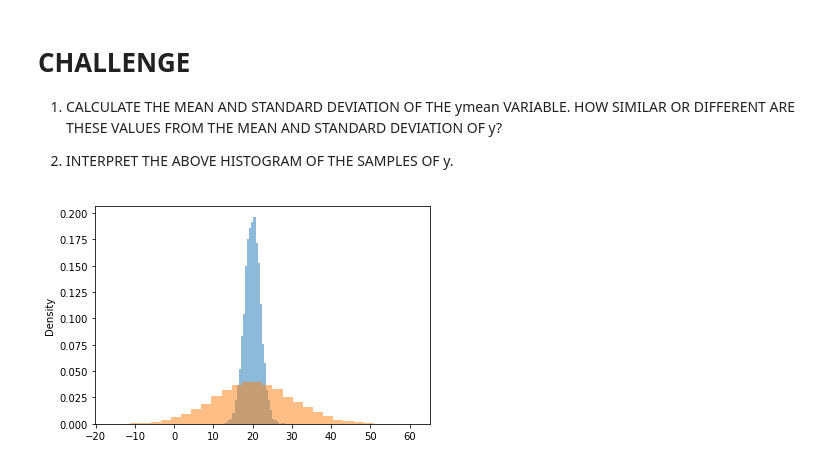
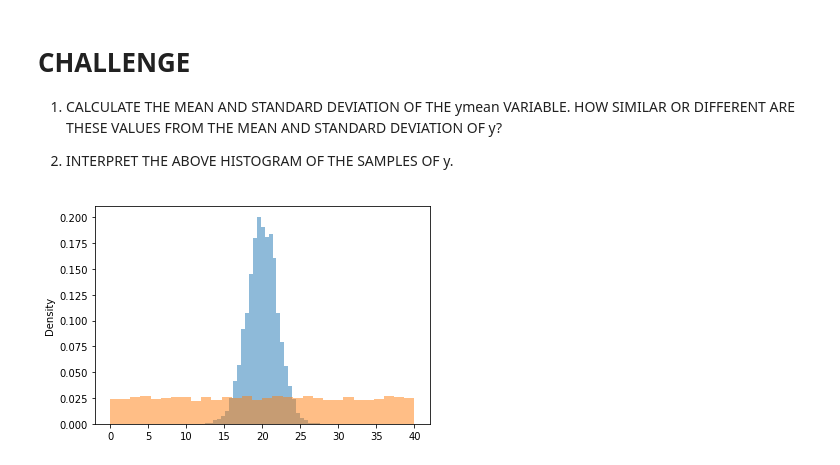
Before and after one commit to carlosahs/tc3006c-statistics-module, a Jupyter notebook: workshop2.ipynb, the cells around one changed output. Drawn from its saved outputs; the diff is of its cells as text; code cells hidden in the pictures.

```diff
--- a/workshop2.ipynb
+++ b/workshop2.ipynb
@@ -168,7 +211,7 @@ plt.show()
 # %%
 plt.clf()
 ymean.plot()
-y.plot()
+x.plot()
 plt.show()
 # %% [output]
-[figure, old version]
+[figure, new version]
```
Also changed, not shown: parts of 18 cells of this notebook.
